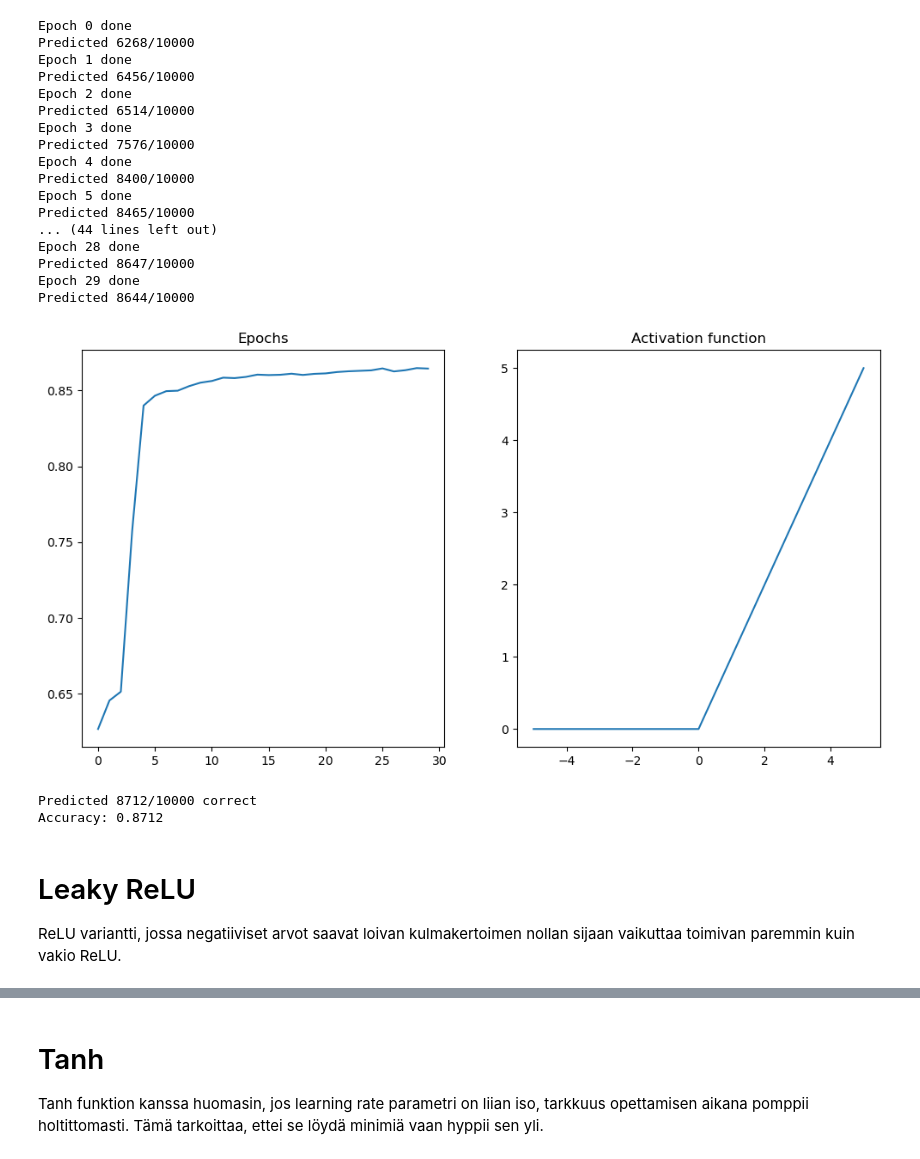
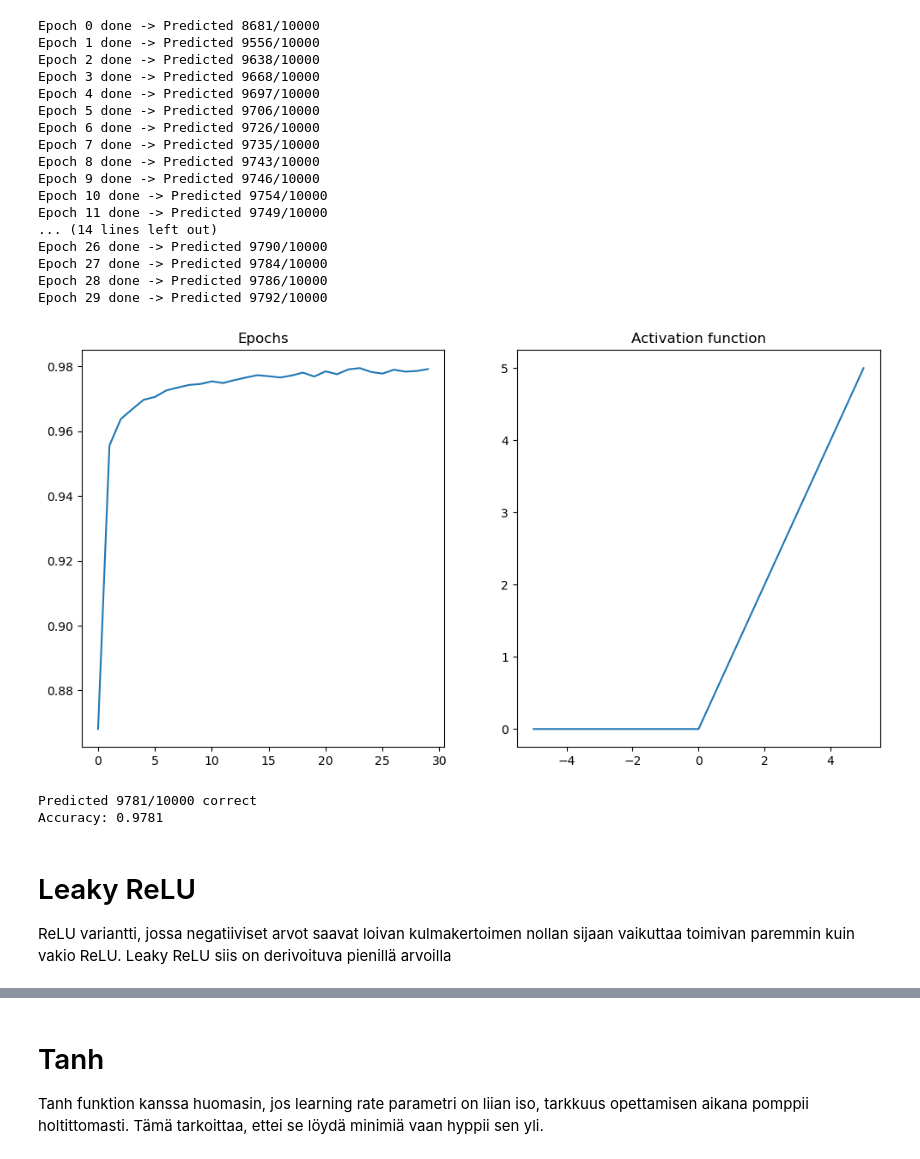
Before and after one commit to hypatrik/tiralabra, a Jupyter notebook: src/neural_network.ipynb, the cells around one changed output, grey strips where cells are left out. Saved outputs shown, nothing was run; the diff lists cells and outputs as text; code cells hidden in the pictures.

Commit message:
päivitetty neural_network notebook

```diff
--- a/src/neural_network.ipynb
+++ b/src/neural_network.ipynb
@@ -107,42 +223,36 @@ ReLU:n kanssa huomasin, jos learning rate on liian iso, neuronit kuolevat. Täm
 # %%
 from activation_funtions import ReLU
 
-
 activation_function = ReLU()
-model = NeuralNetwork([784, 30, 16, 10], activation_function=activation_function)
+model = NeuralNetwork([784, 100, 10], activation_function=activation_function)
 evaluations = model.fit(X_train, y_train, X_val, y_val, 30, 0.01, 10)
 plot_result(activation_function, evaluations)
 
-
-# PresistableModel(model).save('baseline-784-30-16-10')
-# Treenaaminen on hidasta > pikkelöidään neuroverkon datan ja luodaan uudelleen.
-# model = PresistableModel.load('baseline')
-
 evalulate_model(model)
 # %% [output]
-Epoch 0 done
-Predicted 6268/10000
-Epoch 1 done
-Predicted 6456/10000
-Epoch 2 done
-Predicted 6514/10000
-Epoch 3 done
-Predicted 7576/10000
-Epoch 4 done
-Predicted 8400/10000
-Epoch 5 done
-Predicted 8465/10000
-... (44 lines left out)
-Epoch 28 done
-Predicted 8647/10000
-Epoch 29 done
-Predicted 8644/10000
+Epoch 0 done -> Predicted 8681/10000
+Epoch 1 done -> Predicted 9556/10000
+Epoch 2 done -> Predicted 9638/10000
+Epoch 3 done -> Predicted 9668/10000
+Epoch 4 done -> Predicted 9697/10000
+Epoch 5 done -> Predicted 9706/10000
+Epoch 6 done -> Predicted 9726/10000
+Epoch 7 done -> Predicted 9735/10000
+Epoch 8 done -> Predicted 9743/10000
+Epoch 9 done -> Predicted 9746/10000
+Epoch 10 done -> Predicted 9754/10000
+Epoch 11 done -> Predicted 9749/10000
+... (14 lines left out)
+Epoch 26 done -> Predicted 9790/10000
+Epoch 27 done -> Predicted 9784/10000
+Epoch 28 done -> Predicted 9786/10000
+Epoch 29 done -> Predicted 9792/10000
-[figure, old version]
+[figure, new version]
-Predicted 8712/10000 correct
-Accuracy: 0.8712
+Predicted 9781/10000 correct
+Accuracy: 0.9781
 # %% [markdown]
 # Leaky ReLU
 
-ReLU variantti, jossa negatiiviset arvot saavat loivan kulmakertoimen nollan sijaan vaikuttaa toimivan paremmin kuin vakio ReLU.
+ReLU variantti, jossa negatiiviset arvot saavat loivan kulmakertoimen nollan sijaan vaikuttaa toimivan paremmin kuin vakio ReLU. Leaky ReLU siis on derivoituva pienillä arvoilla
 # %%
 from activation_funtions import LeakyReLU
```
Also changed, not shown: parts of 23 cells of this notebook, 3 other files.
